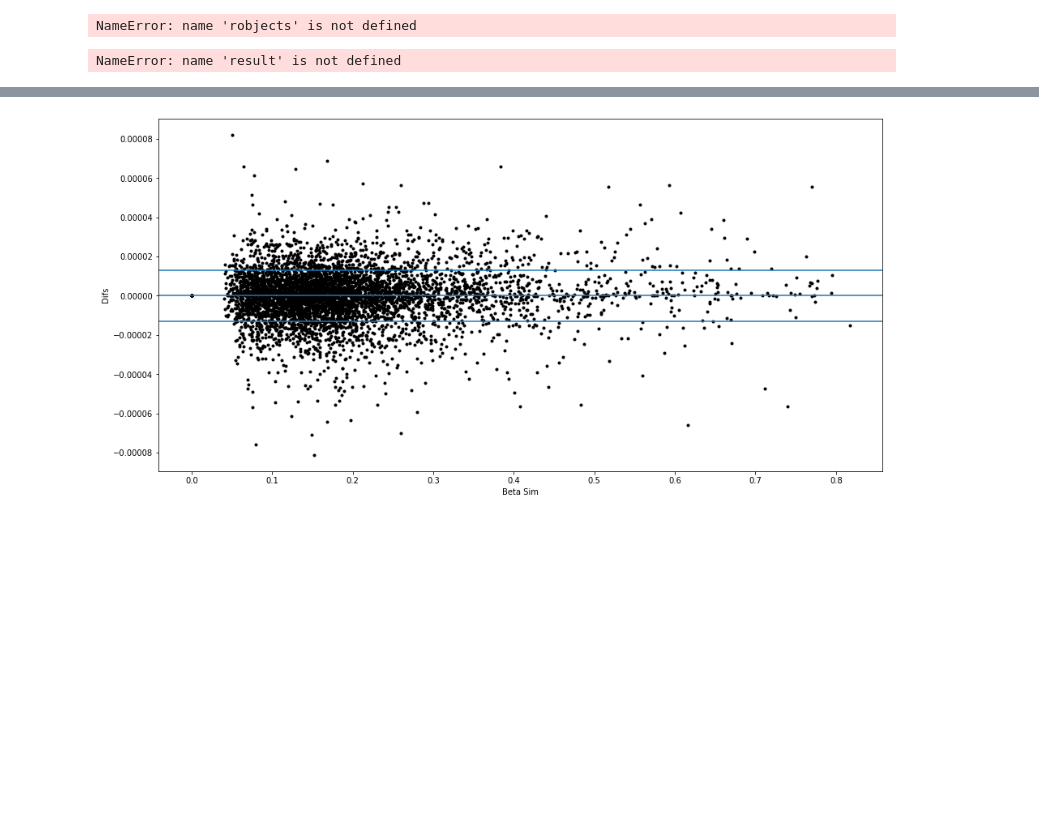
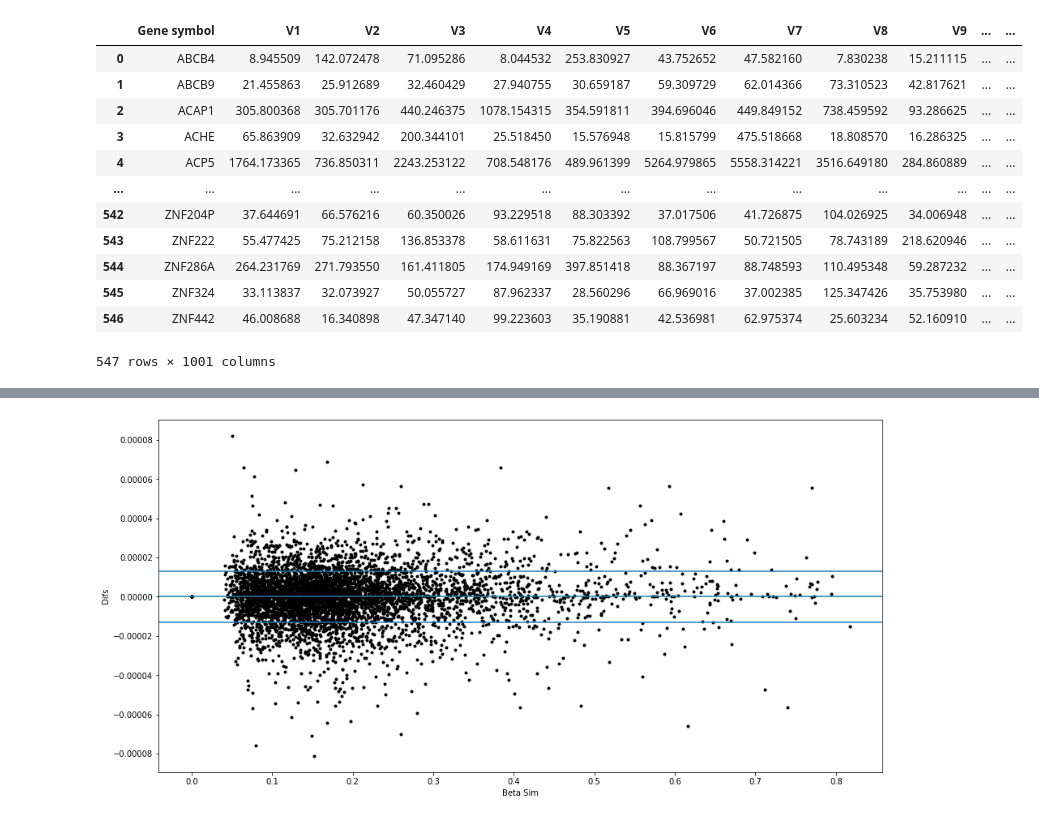
Before and after one commit to MsMatias/MixturePy, a Jupyter notebook: Test Beta List.ipynb, the cells around one changed output, grey strips where cells are left out. Saved outputs shown, nothing was run; the diff lists cells and outputs as text; code cells hidden in the pictures; blank space fills up the shorter version.

```diff
--- a/Test Beta List.ipynb
+++ b/Test Beta List.ipynb
@@ -30,10 +39,4 @@ X = pd.read_excel('data/LM22Signature.xlsx', sheet_name = 0)
 # %%
-# Read RDS file
-readRDS = robjects.r['readRDS']
-df = readRDS('data/betas.list.rds')
-with localconverter(robjects.default_converter + pandas2ri.converter):
-    df = robjects.conversion.rpy2py(df)
-
 subject = df
 
 # Getting expression matrix
@@ -41,16 +44,26 @@ vector = [x[2] for x in subject]
 columns = ['V' + str(x+1) for x in range(len(subject))]
 Y = pd.DataFrame(np.column_stack(vector), columns=columns)
 Y.insert(0, 'Gene symbol', df[0][2].rownames)
-# %% [output]
-NameError: name 'robjects' is not defined
 # %%
 # Run Mixer Function
 if __name__ == '__main__':
     result, pValues = Mixture.Mixture(X, Y , cores, iters, output)
-# %%
-result
-# %% [output]
-NameError: name 'result' is not defined
+# %%
+Y
+# %% [output]
+|  | Gene symbol | V1 | V2 | V3 | V4 | V5 | V6 | V7 | V8 | V9 | ... | ... |
+| 0 | ABCB4 | 8.945509 | 142.072478 | 71.095286 | 8.044532 | 253.830927 | 43.752652 | 47.582160 | 7.830238 | 15.211115 | ... | ... |
+| 1 | ABCB9 | 21.455863 | 25.912689 | 32.460429 | 27.940755 | 30.659187 | 59.309729 | 62.014366 | 73.310523 | 42.817621 | ... | ... |
+| 2 | ACAP1 | 305.800368 | 305.701176 | 440.246375 | 1078.154315 | 354.591811 | 394.696046 | 449.849152 | 738.459592 | 93.286625 | ... | ... |
+| 3 | ACHE | 65.863909 | 32.632942 | 200.344101 | 25.518450 | 15.576948 | 15.815799 | 475.518668 | 18.808570 | 16.286325 | ... | ... |
+| 4 | ACP5 | 1764.173365 | 736.850311 | 2243.253122 | 708.548176 | 489.961399 | 5264.979865 | 5558.314221 | 3516.649180 | 284.860889 | ... | ... |
+| ... | ... | ... | ... | ... | ... | ... | ... | ... | ... | ... | ... | ... |
+| 542 | ZNF204P | 37.644691 | 66.576216 | 60.350026 | 93.229518 | 88.303392 | 37.017506 | 41.726875 | 104.026925 | 34.006948 | ... | ... |
+| 543 | ZNF222 | 55.477425 | 75.212158 | 136.853378 | 58.611631 | 75.822563 | 108.799567 | 50.721505 | 78.743189 | 218.620946 | ... | ... |
+| 544 | ZNF286A | 264.231769 | 271.793550 | 161.411805 | 174.949169 | 397.851418 | 88.367197 | 88.748593 | 110.495348 | 59.287232 | ... | ... |
+| 545 | ZNF324 | 33.113837 | 32.073927 | 50.055727 | 87.962337 | 28.560296 | 66.969016 | 37.002385 | 125.347426 | 35.753980 | ... | ... |
+| 546 | ZNF442 | 46.008688 | 16.340898 | 47.347140 | 99.223603 | 35.190881 | 42.536981 | 62.975374 | 25.603234 | 52.160910 | ... | ... |
+547 rows × 1001 columns
 # %%
 # Getting Real Betas Matrix
 vector = [x[0] for x in subject]
```
Also changed, not shown: parts of 5 cells of this notebook, 2 other files.
